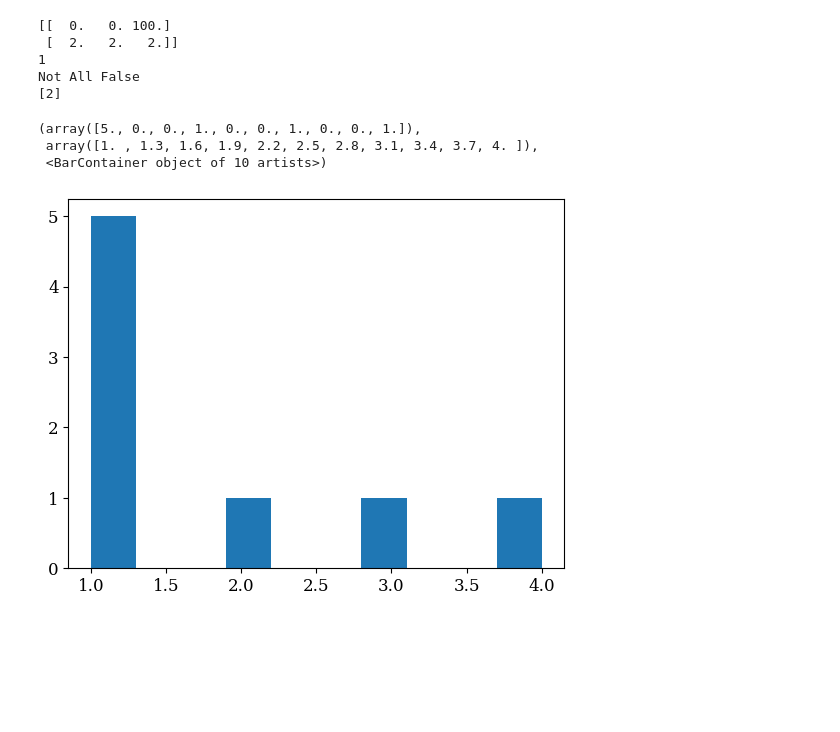
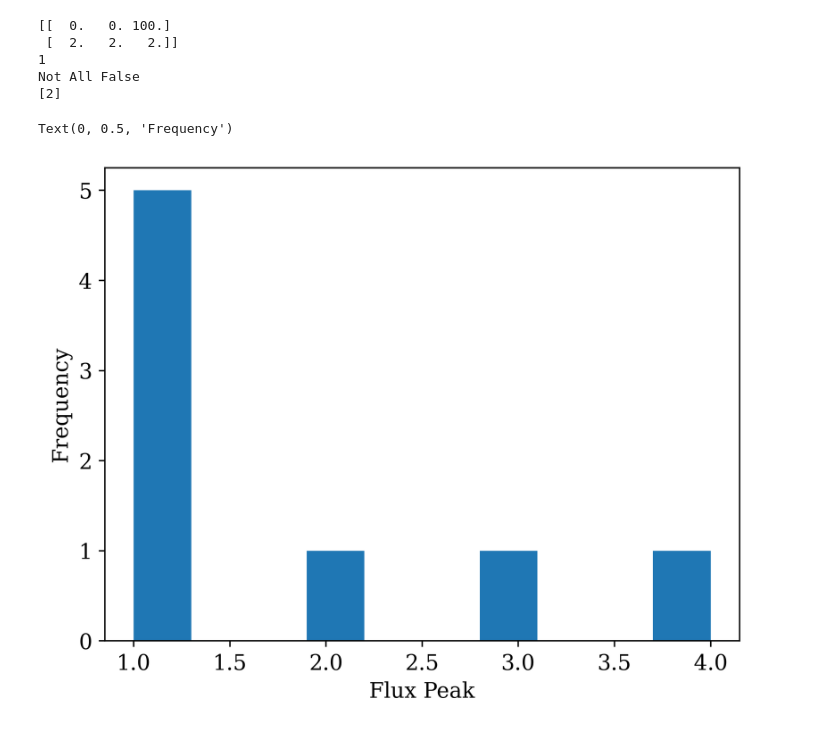
Before and after one commit to TejahniDesire/aart_tdwork, a Jupyter notebook: jpgrounds2.ipynb, the cells around one changed output. Saved outputs shown, nothing was run; the diff lists cells and outputs as text; code cells hidden in the pictures; blank space fills up the shorter version.

```diff
--- a/jpgrounds2.ipynb
+++ b/jpgrounds2.ipynb
@@ -41,9 +41,10 @@ Not All False
 [2]
 # %%
 xdata = [1,1,1,2,3,1,1,4]
-plt.hist(xdata)
+fig, ax = plt.subplots(1, 1, dpi=400)
+ax.hist(xdata)
+ax.set_xlabel("Flux Peak")
+ax.set_ylabel("Frequency")
 # %% [output]
-(array([5., 0., 0., 1., 0., 0., 1., 0., 0., 1.]),
- array([1. , 1.3, 1.6, 1.9, 2.2, 2.5, 2.8, 3.1, 3.4, 3.7, 4. ]),
- <BarContainer object of 10 artists>)
+Text(0, 0.5, 'Frequency')
-[figure, old version]
+[figure, new version]
```
Also changed, not shown: 3 other files.
